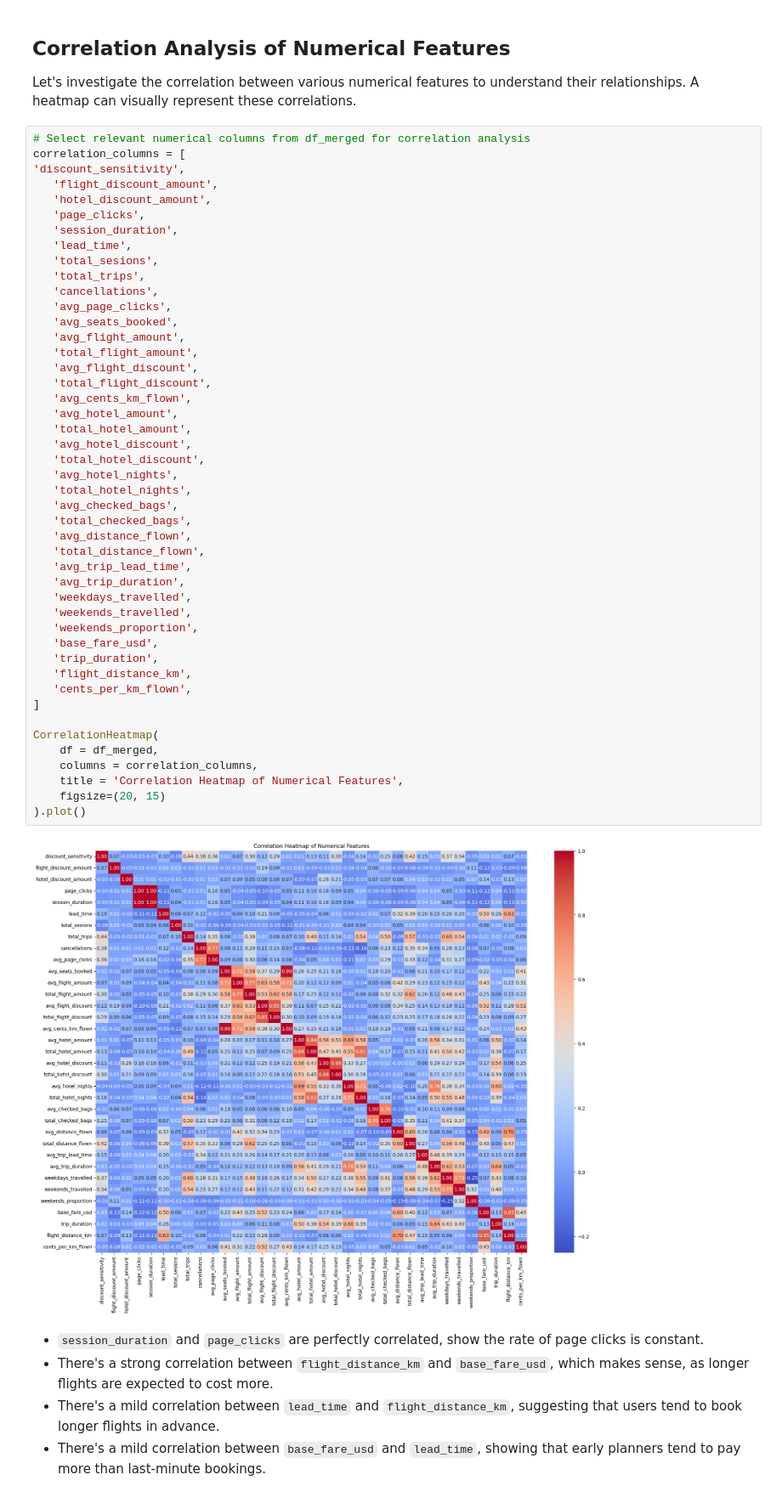
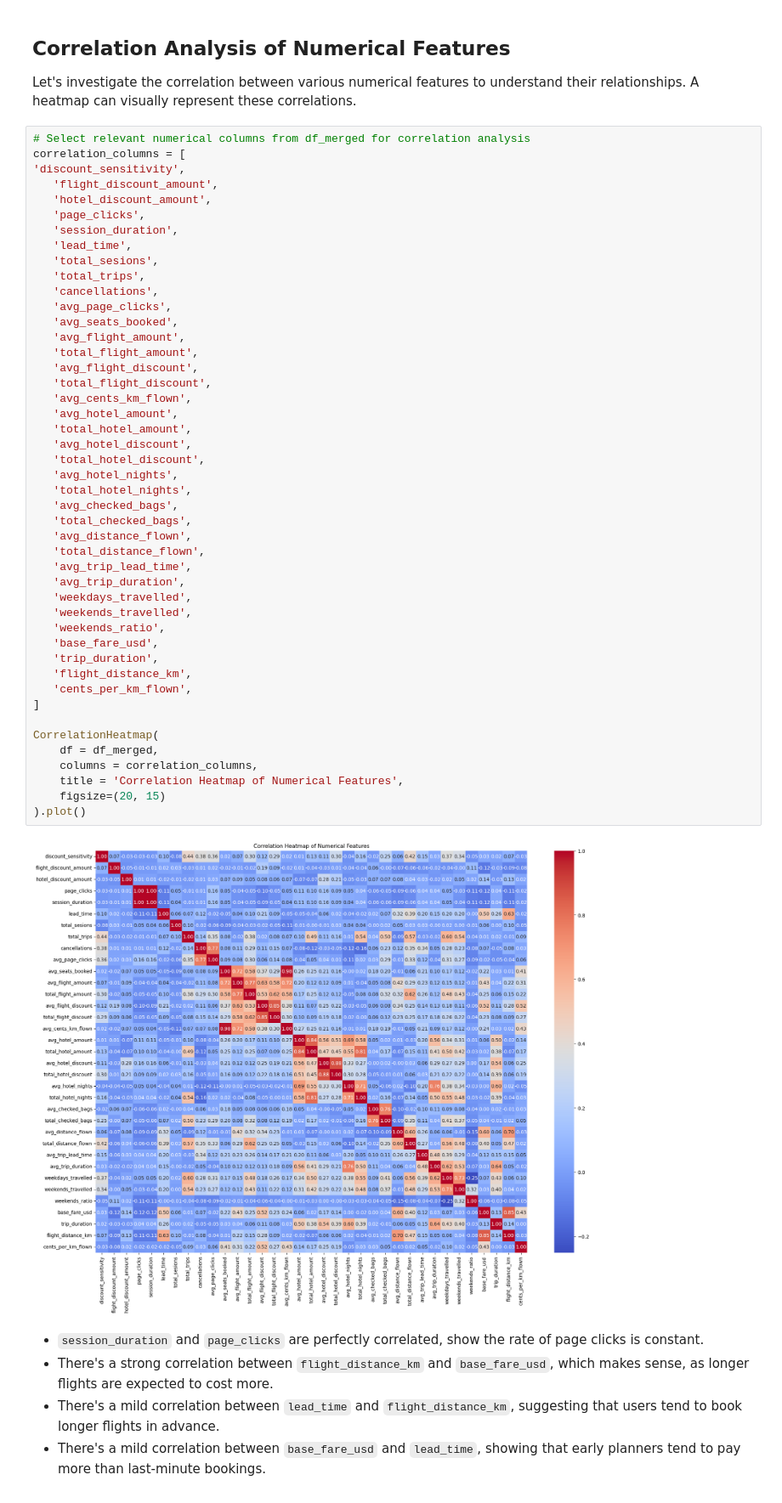
Before and after one commit to kalleoferraz/traveltida-rewards-program, a Jupyter notebook: notebooks/EDA.ipynb, the cells around one changed output. Shown at 85% size. Cells and saved outputs as stored; diff of their text form.

```diff
--- a/notebooks/EDA.ipynb
+++ b/notebooks/EDA.ipynb
@@ -197,35 +200,35 @@ correlation_columns = [
    'avg_flight_discount',
    'total_flight_discount',
    'avg_cents_km_flown',
    'avg_hotel_amount',
    'total_hotel_amount',
    'avg_hotel_discount',
    'total_hotel_discount',
    'avg_hotel_nights',
    'total_hotel_nights',
    'avg_checked_bags',
    'total_checked_bags',
    'avg_distance_flown',
    'total_distance_flown',
    'avg_trip_lead_time',
    'avg_trip_duration',
    'weekdays_travelled',
    'weekends_travelled',
-   'weekends_proportion',
+   'weekends_ratio',
    'base_fare_usd',
    'trip_duration',
    'flight_distance_km',
    'cents_per_km_flown',
 ]
 
 CorrelationHeatmap(
     df = df_merged,
     columns = correlation_columns,
     title = 'Correlation Heatmap of Numerical Features',
     figsize=(20, 15)
 ).plot()
 # %% [output]
-[figure, old version]
+[figure, new version]
 # %% [markdown]
 * `session_duration` and `page_clicks` are perfectly correlated, show the rate of page clicks is constant.
 * There's a strong correlation between `flight_distance_km` and `base_fare_usd`, which makes sense, as longer flights are expected to cost more.
```
Also changed, not shown: parts of 16 cells of this notebook, 5 other files.
